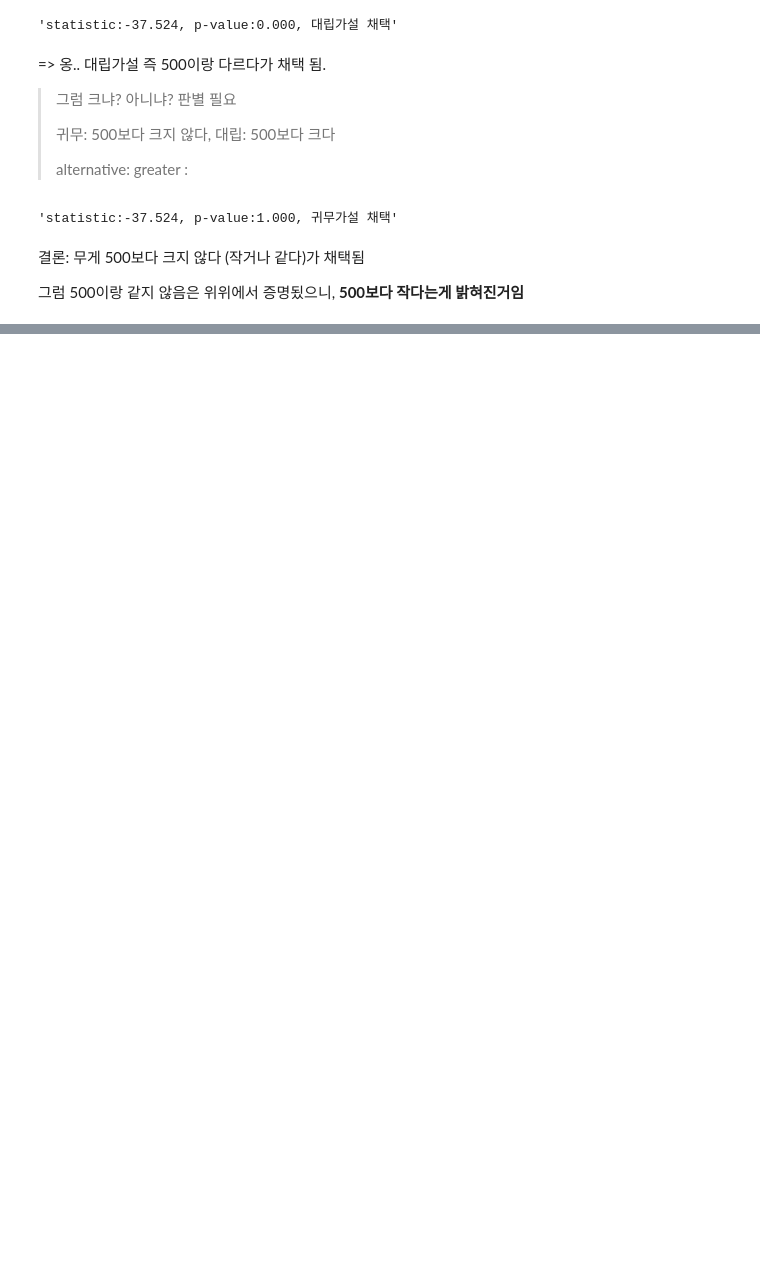
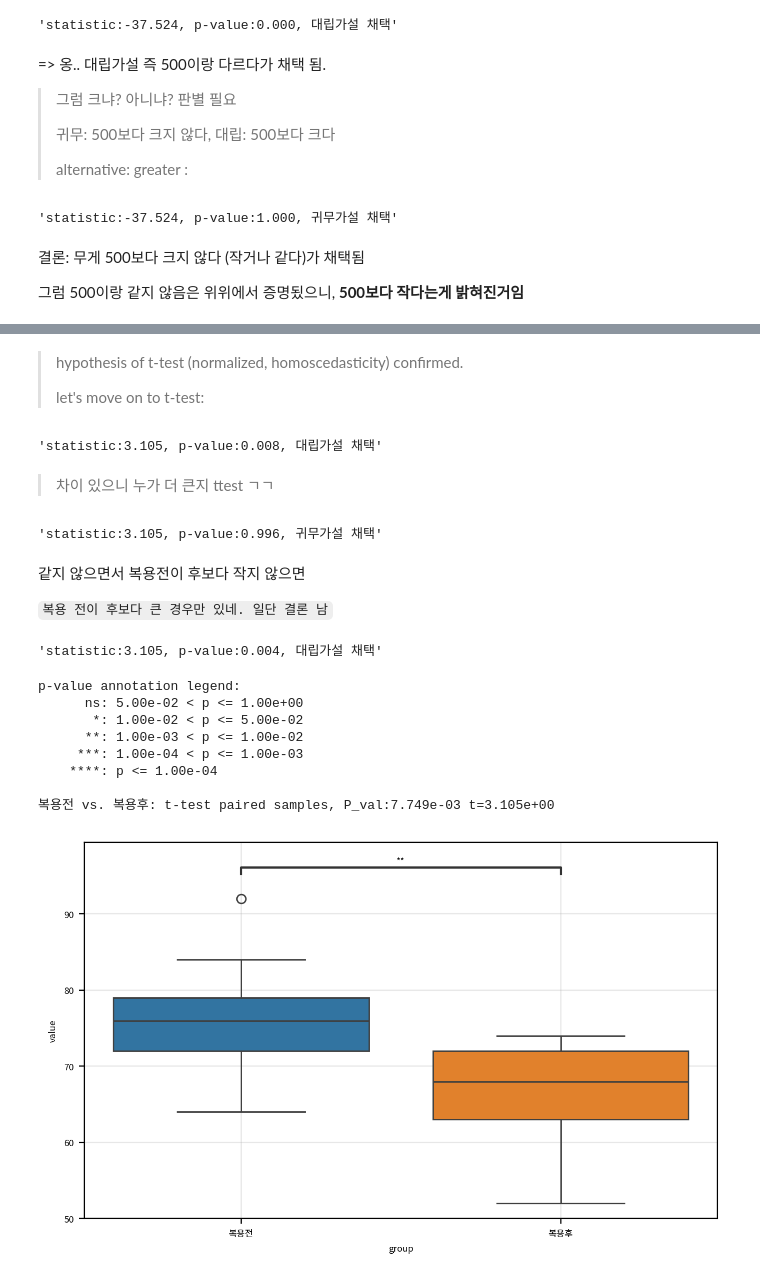
Before and after one commit to mvnvouno/python-study, a Jupyter notebook: Data Analysis Basic/10-추론통계/연습문제.ipynb, the cells around one changed output, grey strips where cells are left out. Drawn from its saved outputs; the diff is of its cells as text; code cells hidden in the pictures; blank space fills up the shorter version.

```diff
--- a/Data Analysis Basic/10-추론통계/연습문제.ipynb
+++ b/Data Analysis Basic/10-추론통계/연습문제.ipynb
@@ -131,0 +449,79 @@ s, p = ttest_1samp(origin['무게'], 500, alternative='greater')
+# %% [markdown]
+> hypothesis of t-test (normalized, homoscedasticity) confirmed.
+>
+> let's move on to t-test:
+# %%
+# 대응표본의 t-test
+
+# 귀무: 차이 없다, 대립: 차이 있다
+s, p = ttest_rel(origin['복용전'], origin['복용후'], alternative='two-sided')
+"statistic:{0:.3f}, p-value:{1:.3f}, {2}가설 채택".format(s, p, '대립' if p<=0.05 else '귀무')
+# %% [output]
+'statistic:3.105, p-value:0.008, 대립가설 채택'
+# %% [markdown]
+> 차이 있으니 누가 더 큰지 ttest ㄱㄱ
+# %%
+# 대응표본의 t-test
+
+# 귀무: 작지않다 (크거나 같다), 대립: 전이 후보다 작다
+s, p = ttest_rel(origin['복용전'], origin['복용후'], alternative='less')
+"statistic:{0:.3f}, p-value:{1:.3f}, {2}가설 채택".format(s, p, '대립' if p<=0.05 else '귀무')
+# %% [output]
+'statistic:3.105, p-value:0.996, 귀무가설 채택'
+# %% [markdown]
+같지 않으면서 복용전이 후보다 작지 않으면
+
+`복용 전이 후보다 큰 경우만 있네. 일단 결론 남`
+# %%
+# 귀무: 작지않다 (크거나 같다), 대립: 전이 후보다 크다
+s, p = ttest_rel(origin['복용전'], origin['복용후'], alternative='greater')
+"statistic:{0:.3f}, p-value:{1:.3f}, {2}가설 채택".format(s, p, '대립' if p<=0.05 else '귀무')
+# %% [output]
+'statistic:3.105, p-value:0.004, 대립가설 채택'
+# %%
+# 검정할 데이터 필드 이름:
+fields = ['복용전', '복용후']
+
+# 검정방법:
+# 't-test_ind', 't-test_paired', 't-test_welch', 'Mann-Whitney',
+# 'Mann-Whitney-gt', 'Mann-Whitney-ls', 'Levene', 'Wilcoxon', 'Kruskal'
+test_method = 't-test_paired'
+
+# 0) 데이터 전처리 (hue 쓰기 위해 melt로 재배치)
+df = melt(origin[fields], value_vars = fields,
+          var_name='group', value_name='value') #✅: hue용
+df
+
+# 1) 그래프 초기화 (초기설정, 캔버스(fig)랑 도화지(ax) 준비하기)
+width_px = 1280             # 그래프 가로 크기
+height_px = 800             # 그래프 세로 크기
+rows = 1                    # 그래프 행 수
+cols = 1                    # 그래프 열 수
+figsize = (width_px / my_dpi, height_px / my_dpi)
+fig, ax = plt.subplots(rows, cols, figsize = figsize, dpi = my_dpi)
+
+# 2) boxplot 그래프 그리기:
+sb.boxplot(data = df, hue = 'group', x = 'group', y = 'value')
+
+annotator = Annotator(ax, data=df, x = 'group', y = 'value',
+                      pairs = [fields])   # hue종류(pairs는 2차원임!)
+annotator.configure(test = test_method)         # 환경설정
+annotator.apply_and_annotate()                   # 적용 및 표시
+
+# 3) 그래프 꾸미기:
+ax.grid(True, alpha=0.3)                # 배경, 격자 표시/숨김
+
+# 4) 출력
+plt.tight_layout()                      # 여백 제거
+plt.show()                              # 그래프 화면 출력
+plt.close()                             # 그래프 작업 종료
+# %% [output]
+p-value annotation legend:
+      ns: 5.00e-02 < p <= 1.00e+00
+       *: 1.00e-02 < p <= 5.00e-02
+      **: 1.00e-03 < p <= 1.00e-02
+     ***: 1.00e-04 < p <= 1.00e-03
+    ****: p <= 1.00e-04
+
+복용전 vs. 복용후: t-test paired samples, P_val:7.749e-03 t=3.105e+00
+[figure, added]
```
Also changed, not shown: parts of 34 cells of this notebook, 6 other files.
